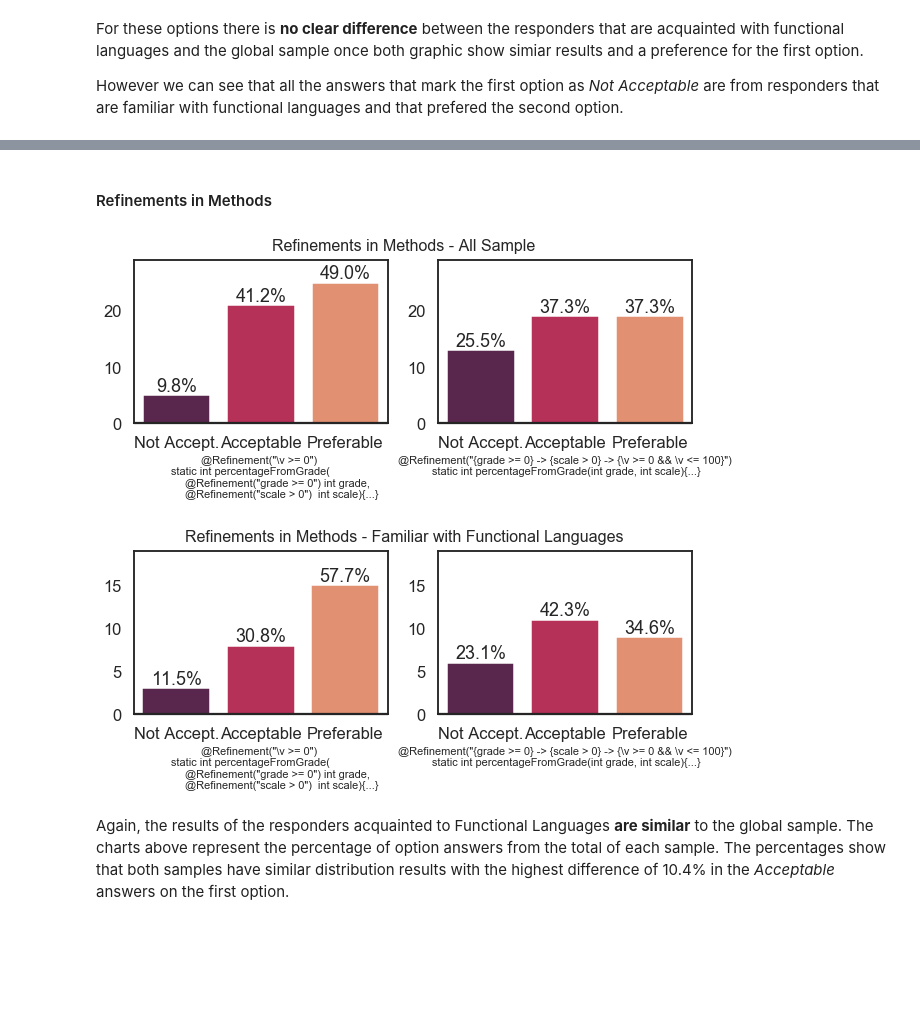
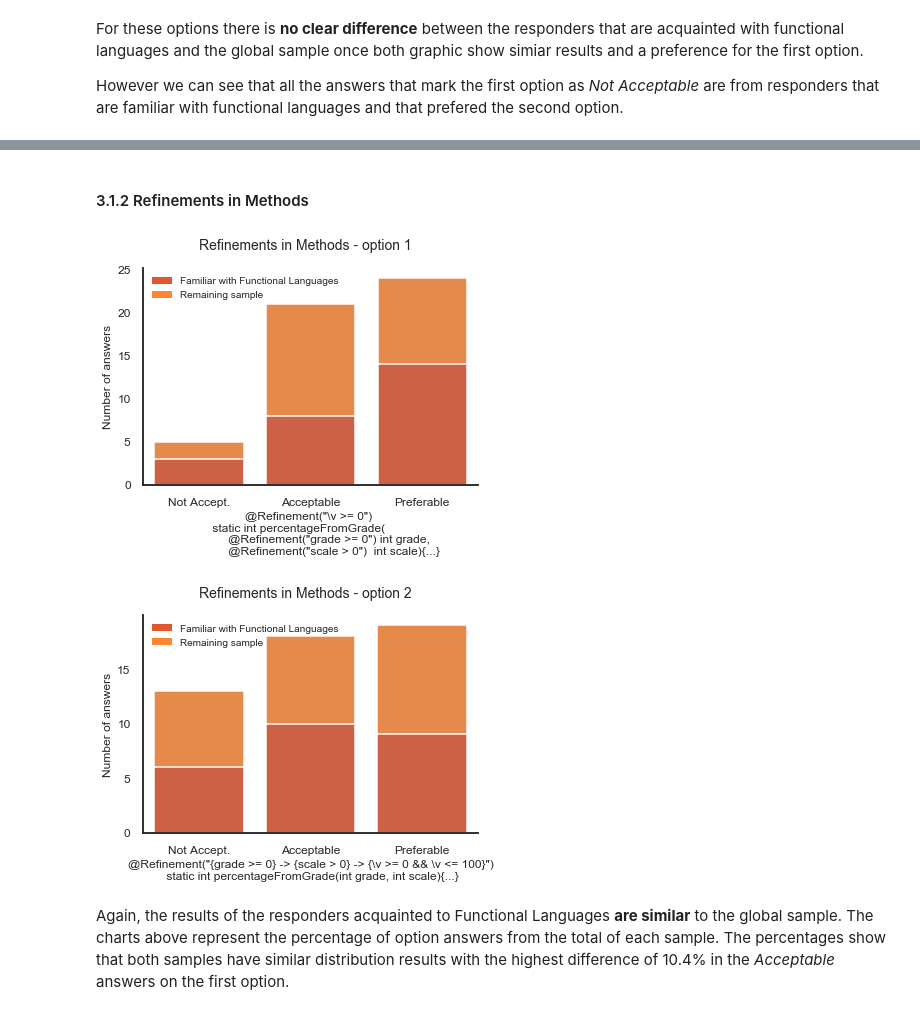
Before and after one commit to CatarinaGamboa/liquidjava, a Jupyter notebook: syntax_survey/analysis.ipynb, the cells around one changed output, grey strips where cells are left out. Cells and saved outputs as stored; diff of their text form; code cells hidden in the pictures; blank space fills up the shorter version.

```diff
--- a/syntax_survey/analysis.ipynb
+++ b/syntax_survey/analysis.ipynb
@@ -29,6 +29,7 @@ def load_answers (csv_file):
             ans = ans[1:18] #remove timestamp, comments and email
             for i in range(len(ans)) :
                 ans[i] = re.sub('\=.*', '', ans[i])
+                ans[i] = re.sub('"', '', ans[i])
             ans_matrix.append(ans)
     return ans_matrix
 
@@ -110,5 +138,5 @@ From these three, two marked the remaining background questions as *"Not Familia
 # %%
 answers_pd = answers_pd.drop(38)
 answers_pd = answers_pd.drop(40)
-#answers_pd = answers_pd.drop(50) #??
+answers_pd = answers_pd.drop(50)
 # %% [markdown]
@@ -269 +299,37 @@ len(functional_pd)
+# %%
+def stackPlot(pd1, pd2, colName, title, xleg):
+    #Set general plot properties
+    sns.set_style("white")
+    sns.set_context({"figure.figsize": (6, 4)})
+    colorBot = '#e35430'
+    colorUp = "#ff8630"
+    sns.set_theme(style="white", context="talk")
+
+    #Plot 1 - background - "total" (top) series
+    lSize = getListSizes(pd1, colName)
+    x = np.array(["Not Accept.", "Acceptable","Preferable"])
+    y1 = np.array(lSize)
+    splot = sns.barplot(x=x, y=y1, color = colorUp)
+
+    #Plot 2 - overlay - "bottom" series
+    lSize = getListSizes(pd2, colName)
+    x = np.array(["Not Accept.", "Acceptable","Preferable"])
+    y1 = np.array(lSize)
+    bottom_plot = sns.barplot(x = x, y = y1, color = colorBot)
+
+    topbar = plt.Rectangle((0,0),1,1,fc=colorUp, edgecolor = 'none')
+    bottombar = plt.Rectangle((0,0),1,1,fc=colorBot,  edgecolor = 'none')
+    l = plt.legend([bottombar, topbar], ['Familiar with Functional Languages', 'Remaining sample'], loc=0, ncol = 1, prop={'size':10})
+    l.draw_frame(False)
+    plt.suptitle(title, size=14)
+
+    #Optional code - Make plot look nicer
+    sns.despine(left=False)
+    bottom_plot.set_ylabel("Number of answers")
+    bottom_plot.set_xlabel(xleg)
+
+    #Set fonts to consistent 16pt size
+    for item in ([bottom_plot.xaxis.label, bottom_plot.yaxis.label] +
+                 bottom_plot.get_xticklabels() + bottom_plot.get_yticklabels()):
+        item.set_fontsize(12)
 # %% [markdown]
@@ -291,13 +355,14 @@ answers_pd.loc[answers_pd[var+"0"]== notAccept][[fFun, var+'0', var+'1']]
 # %% [markdown]
-#### Refinements in Methods
+#### 3.1.2 Refinements in Methods
 # %%
 labelNames = ['@Refinement("\\v >= 0") \n static int percentageFromGrade(        \n           @Refinement("grade >= 0") int grade,\n              @Refinement("scale > 0")  int scale){...}',
               '@Refinement("{grade >= 0} -> {scale > 0} -> {\\v >= 0 && \\v <= 100}")\n static int percentageFromGrade(int grade, int scale){...}']
-barsPlot("Refinements in Methods - All Sample", labelNames, answers_pd, mets, range(2), zoomX=-4, zoomY=-2, percentage=True)
-barsPlot("Refinements in Methods - Familiar with Functional Languages", labelNames, functional_pd, mets, range(2),zoomX=-4, zoomY=-2, percentage=True)
+stackPlot(answers_pd, functional_pd, mets+"0", "Refinements in Methods - option 1", labelNames[0])
+plt.figure().clear()
+stackPlot(answers_pd, functional_pd, mets+"1", "Refinements in Methods - option 2", labelNames[1])
 # %% [output]
-[figure, old version]
+[figure, new version]
-[figure, old version]
+[figure, new version]
 # %% [markdown]
 Again, the results of the responders acquainted to Functional Languages **are similar** to the global sample. The charts above represent the percentage of option answers from the total of each sample. The percentages show that both samples have similar distribution results with the highest difference of 10.4% in the *Acceptable* answers on the first option.
 # %% [markdown]
```
Also changed, not shown: parts of 46 cells of this notebook.
